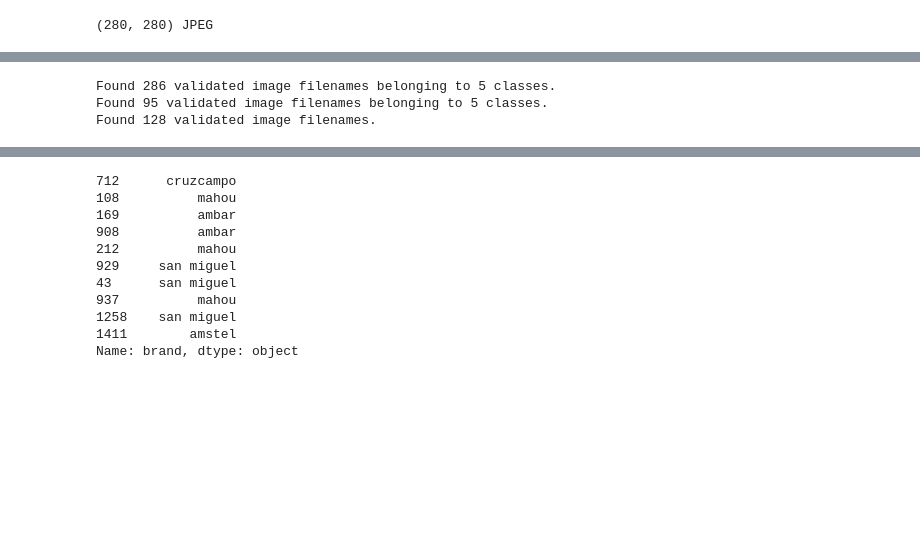
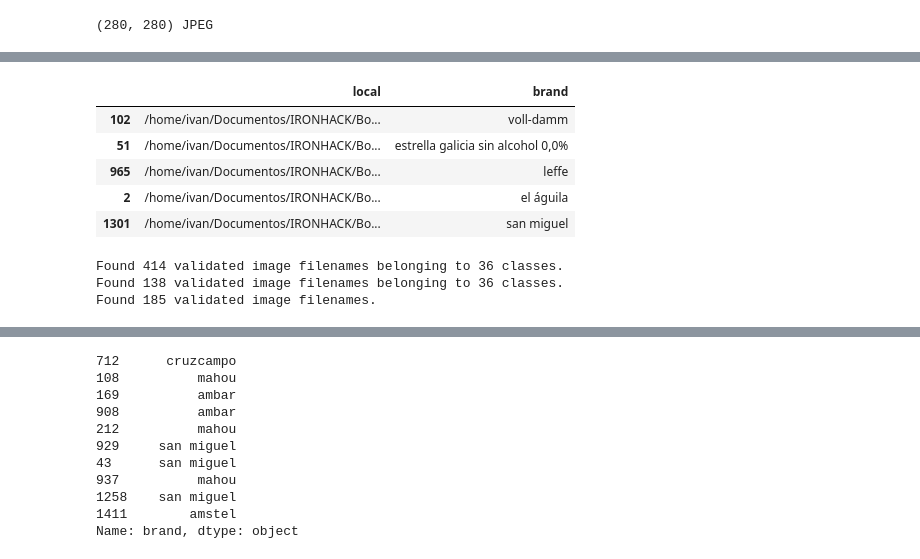
Before and after one commit to ivancompany92/Birras_Pipol_House, a Jupyter notebook: notebooks/model_prueba.ipynb, the cells around one changed output, grey strips where cells are left out. Saved outputs shown, nothing was run; the diff lists cells and outputs as text; code cells hidden in the pictures; blank space fills up the shorter version.

```diff
--- a/notebooks/model_prueba.ipynb
+++ b/notebooks/model_prueba.ipynb
@@ -183,4 +618,13 @@ array(['cruzcampo', 'mahou', 'ambar', 'san miguel', 'amstel'],
       dtype=object)
+# %%
+beer_test.head()
+# %% [output]
+|  | local | brand |
+| 102 | /home/ivan/Documentos/IRONHACK/Bo... | voll-damm |
+| 51 | /home/ivan/Documentos/IRONHACK/Bo... | estrella galicia sin alcohol 0,0% |
+| 965 | /home/ivan/Documentos/IRONHACK/Bo... | leffe |
+| 2 | /home/ivan/Documentos/IRONHACK/Bo... | el águila |
+| 1301 | /home/ivan/Documentos/IRONHACK/Bo... | san miguel |
 # %%
 from keras.models import Sequential
 from keras_preprocessing.image import ImageDataGenerator
@@ -196,7 +640,6 @@ train_generator=datagen.flow_from_dataframe(dataframe=beer_train,
                                             y_col="brand",
                                             subset="training",
                                             batch_size=32,
-                                            seed=42,
                                             shuffle=True,
                                             class_mode="categorical",
                                             target_size=(280,280))
@@ -205,8 +648,7 @@ valid_generator=datagen.flow_from_dataframe(dataframe=beer_train,
                                             x_col="local",
                                             y_col="brand",
                                             subset="validation",
-                                            batch_size=19,
-                                            seed=42,
+                                            batch_size=32,
                                             shuffle=True,
                                             class_mode="categorical",
                                             target_size=(280,280))
@@ -215,15 +657,15 @@ test_datagen=ImageDataGenerator(rescale=1./255.)
 test_generator=test_datagen.flow_from_dataframe(dataframe=beer_test,
                                                 x_col="local",
                                                 y_col=None,
-                                                batch_size=32,
+                                                batch_size=37,
                                                 seed=42,
                                                 shuffle=False,
                                                 class_mode=None,
                                                 target_size=(280,280))
 # %% [output]
-Found 286 validated image filenames belonging to 5 classes.
-Found 95 validated image filenames belonging to 5 classes.
-Found 128 validated image filenames.
+Found 414 validated image filenames belonging to 36 classes.
+Found 138 validated image filenames belonging to 36 classes.
+Found 185 validated image filenames.
 # %%
 model = Sequential()
 model.add(Conv2D(64, (3, 3), padding='same',input_shape=(280,280,3)))
```
Also changed, not shown: parts of 34 cells of this notebook, 2 other files.
